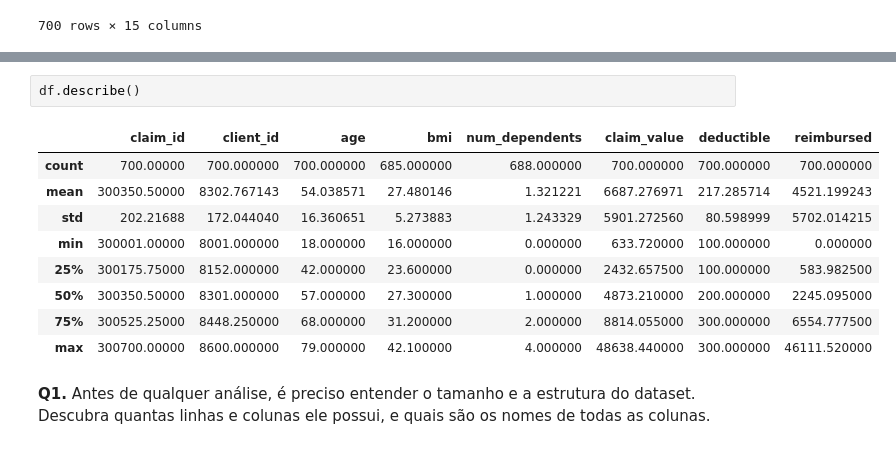
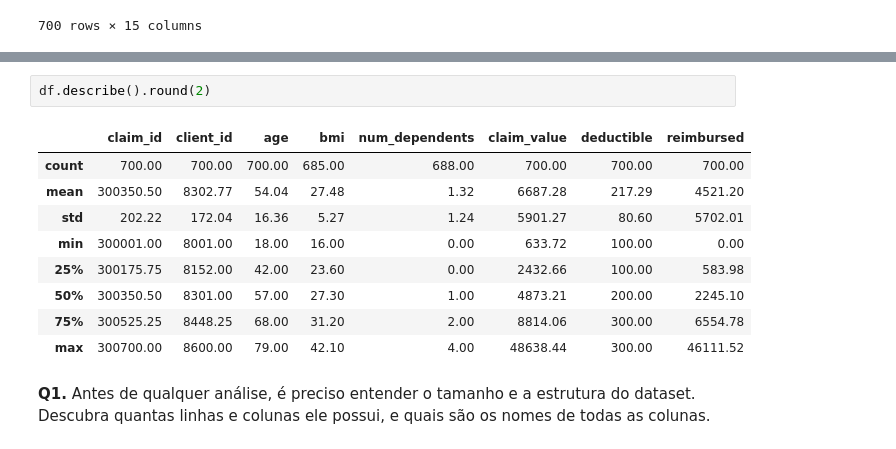
Before and after one commit to CESARPORCIONATO/aed_aula, a Jupyter notebook: 3_funcoes_agregadas_exercicios.ipynb, the cells around one changed output, grey strips where cells are left out. Cells and saved outputs as stored; diff of their text form.

```diff
--- a/3_funcoes_agregadas_exercicios.ipynb
+++ b/3_funcoes_agregadas_exercicios.ipynb
@@ -62,15 +62,15 @@ df.describe(include="all")
 # %%
-df.describe()
+df.describe().round(2)
 # %% [output]
 |  | claim_id | client_id | age | bmi | num_dependents | claim_value | deductible | reimbursed |
-| count | 700.00000 | 700.000000 | 700.000000 | 685.000000 | 688.000000 | 700.000000 | 700.000000 | 700.000000 |
-| mean | 300350.50000 | 8302.767143 | 54.038571 | 27.480146 | 1.321221 | 6687.276971 | 217.285714 | 4521.199243 |
-| std | 202.21688 | 172.044040 | 16.360651 | 5.273883 | 1.243329 | 5901.272560 | 80.598999 | 5702.014215 |
-| min | 300001.00000 | 8001.000000 | 18.000000 | 16.000000 | 0.000000 | 633.720000 | 100.000000 | 0.000000 |
-| 25% | 300175.75000 | 8152.000000 | 42.000000 | 23.600000 | 0.000000 | 2432.657500 | 100.000000 | 583.982500 |
-| 50% | 300350.50000 | 8301.000000 | 57.000000 | 27.300000 | 1.000000 | 4873.210000 | 200.000000 | 2245.095000 |
-| 75% | 300525.25000 | 8448.250000 | 68.000000 | 31.200000 | 2.000000 | 8814.055000 | 300.000000 | 6554.777500 |
-| max | 300700.00000 | 8600.000000 | 79.000000 | 42.100000 | 4.000000 | 48638.440000 | 300.000000 | 46111.520000 |
+| count | 700.00 | 700.00 | 700.00 | 685.00 | 688.00 | 700.00 | 700.00 | 700.00 |
+| mean | 300350.50 | 8302.77 | 54.04 | 27.48 | 1.32 | 6687.28 | 217.29 | 4521.20 |
+| std | 202.22 | 172.04 | 16.36 | 5.27 | 1.24 | 5901.27 | 80.60 | 5702.01 |
+| min | 300001.00 | 8001.00 | 18.00 | 16.00 | 0.00 | 633.72 | 100.00 | 0.00 |
+| 25% | 300175.75 | 8152.00 | 42.00 | 23.60 | 0.00 | 2432.66 | 100.00 | 583.98 |
+| 50% | 300350.50 | 8301.00 | 57.00 | 27.30 | 1.00 | 4873.21 | 200.00 | 2245.10 |
+| 75% | 300525.25 | 8448.25 | 68.00 | 31.20 | 2.00 | 8814.06 | 300.00 | 6554.78 |
+| max | 300700.00 | 8600.00 | 79.00 | 42.10 | 4.00 | 48638.44 | 300.00 | 46111.52 |
 # %% [markdown]
 **Q1.** Antes de qualquer análise, é preciso entender o tamanho e a estrutura do dataset.
 Descubra quantas linhas e colunas ele possui, e quais são os nomes de todas as colunas.
```
Also changed, not shown: parts of 16 cells of this notebook.
